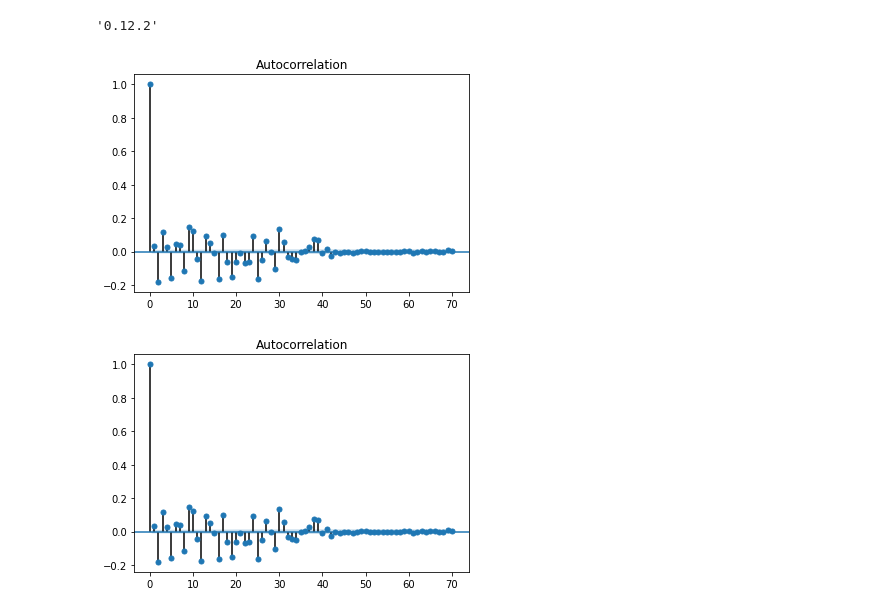
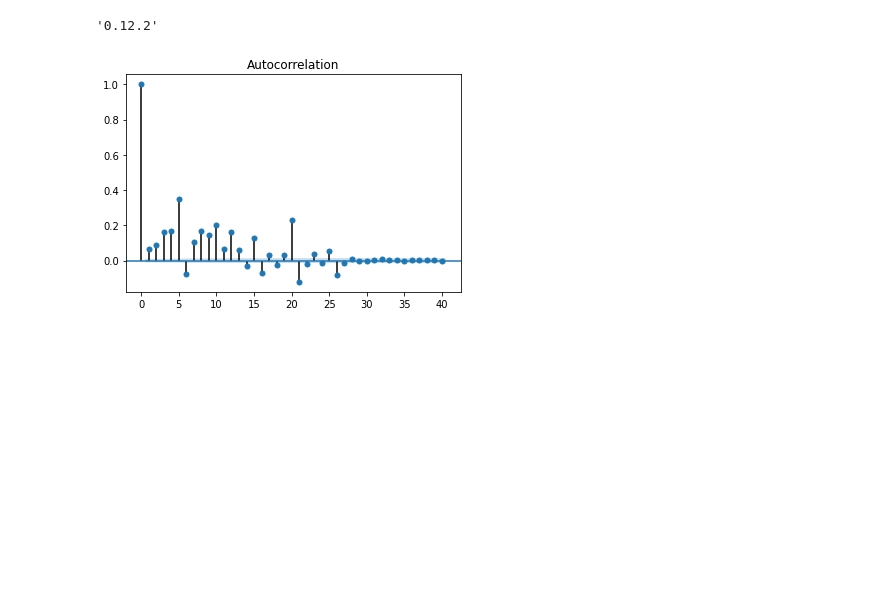
Before and after one commit to y-akbal/Tedu_Time_Series, a Jupyter notebook: W4/W4P2.ipynb, the cells around one changed output. Drawn from its saved outputs; the diff is of its cells as text; code cells hidden in the pictures; blank space fills up the shorter version.

```diff
--- a/W4/W4P2.ipynb
+++ b/W4/W4P2.ipynb
@@ -18,7 +18,7 @@ def create_ma(A : np.array, theta : np.array, c_0: float = 0):
     except Exception:
       return L
 # %%
-theta = np.random.randn(45)  ### these are your weights
+theta = np.random.randn(30)  ### these are your weights
 A = np.random.randn(100000)   #### these are your sample a_t white noise!
 # %%
 L = create_ma(A, theta ,c_0 = 5)
@@ -54,10 +53,9 @@ statsmodels.__version__
 # %%
 from statsmodels.graphics.tsaplots import plot_acf
 # %%
-plot_acf(np.array(L), alpha = 0.001, lags = 70)   ###### Brace yourself and witness the power of science!
+plot_acf(np.array(L), alpha = 0.001, lags = 40);   ###### Brace yourself and witness the power of science!
 # %% [output]
-[figure, old version]
+[figure, new version]
-[figure, removed]
 # %%
 from statsmodels.tsa.stattools import acf
 # %%
```
Also changed, not shown: parts of 8 cells of this notebook, 1 other file.
